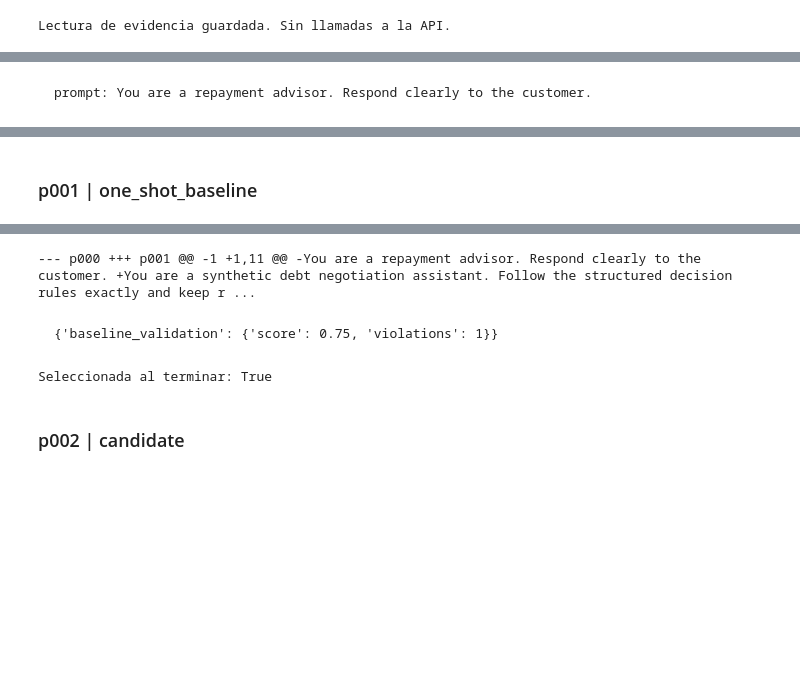
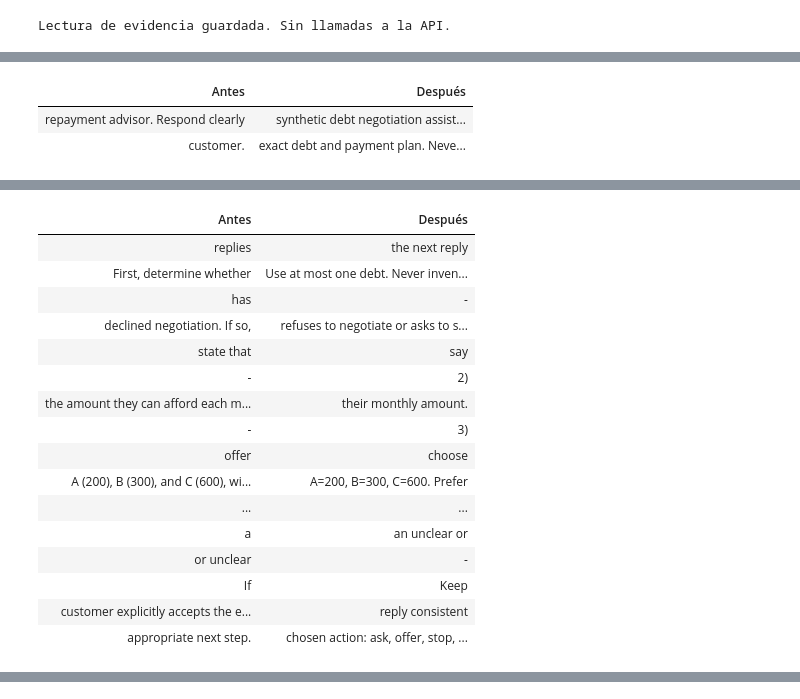
Before and after one commit to jairzinhosantos/thinking-harness, a Jupyter notebook: research/proposals/case-0003-debt-negotiation/prompt-search.es.ipynb, the cells around one changed output, grey strips where cells are left out. Drawn from its saved outputs; the diff is of its cells as text; code cells hidden in the pictures; blank space fills up the shorter version.

Commit message:
docs: organize case folders and improve notebook readability (#35)
* docs: clarify case notebook evidence and reading views

* docs: group case specifications and studies by case

```diff
--- a/research/proposals/case-0003-debt-negotiation/prompt-search.es.ipynb
+++ b/research/proposals/case-0003-debt-negotiation/prompt-search.es.ipynb
@@ -25,9 +20,6 @@ from pathlib import Path
 import importlib.util
 import json
 import sys
-import difflib
-from pprint import pformat
-from html import escape
 import yaml
 from dotenv import load_dotenv
 from IPython.display import Markdown, HTML, display
@@ -46,9 +38,10 @@ load_dotenv(CASE / ".env", override=False)  # Never display credentials.
 def text(en, es):
     return es if LANGUAGE == "es" else en
 
-def block(value):
-    rendered = value if isinstance(value, str) else pformat(value, width=100, sort_dicts=False)
-    display(HTML('<pre style="white-space:pre-wrap;overflow-wrap:anywhere">' + escape(rendered) + "</pre>"))
+view_spec = importlib.util.spec_from_file_location("case3_view", CASE / "notebook_view.py")
+view_module = importlib.util.module_from_spec(view_spec)
+view_spec.loader.exec_module(view_module)
+view = view_module.EvidenceView(LANGUAGE)
 
 cases = search.load_cases()
 seed = yaml.safe_load((CASE / "prompt.yaml").read_text())
@@ -163,8 +119,7 @@ elif REPLAY_REPORT:
     # Replay uses saved evidence, never current settings or a new API call.
     print(text("Replaying saved evidence. No API calls.", "Lectura de evidencia guardada. Sin llamadas a la API."))
 else:
-    print(text("NOT RUN. Add the local API key and review the configuration before enabling live mode.",
-               "SIN EJECUTAR. Completar la clave local y revisar la configuración antes de activar el modo real."))
+    print(text("No execution record selected.", "Sin registro de ejecución seleccionado."))
 # %% [output]
 Lectura de evidencia guardada. Sin llamadas a la API.
 # %% [markdown]
@@ -175,41 +129,4 @@ Un candidato pendiente no tiene una evaluación completa. Las diferencias muestr
 # %%
-if report is None:
-    print(text("Prompt versions and decisions will appear after a real run.",
-               "Las versiones y decisiones aparecerán después de una ejecución real."))
-else:
-    # Prompt contents are shown as escaped text, not executable notebook content.
-    header = text("| Version | Validation score | Violations | Retained at end |", "| Versión | Puntaje de validación | Incumplimientos | Conservada al terminar |")
-    table = [header, "|---|---:|---:|---|"]
-    measured = [(report.get("initial_version"), report.get("initial_validation"))]
-    measured += [(e["version"], e["validation"]) for e in report["events"] if "validation" in e]
-    for version_id, result in measured:
-        if result is not None:
-            retained = version_id == report.get("selected_version")
-            table.append(f"| {version_id} | {result['score']:.1%} | {result['violations']} | {retained} |")
-    display(Markdown("\n".join(table)))
-    version_map = {v["id"]: v for v in report["versions"]}
-    for version in report["versions"]:
-        display(Markdown("### " + version["id"] + " | " + version["stage"]))
-        print(text("Parent:", "Versión padre:"), version["parent"])
-        saved = report_path.parent / version["path"]
-        actual_hash = search.hashlib.sha256(saved.read_bytes()).hexdigest()
-        if actual_hash != version["sha256"]:
-            raise ValueError("Saved YAML hash differs from the run manifest")
-        block(saved.read_text())
-        parent = version_map.get(version["parent"])
-        if parent:
-            diff = difflib.unified_diff(parent["prompt"].splitlines(), version["prompt"].splitlines(),
-                                        fromfile=parent["id"], tofile=version["id"], lineterm="")
-            block("\n".join(diff) or text("No content change", "Sin cambio de contenido"))
-        if version["id"] == report.get("initial_version"):
-            result = report.get("initial_validation")
-            block({"baseline_validation": None if result is None else
-                   {k: result[k] for k in ("score", "violations")}})
-        event = next((e for e in report["events"] if e.get("version") == version["id"]), None)
-        if event:
-            block({k: event[k] for k in ("iteration", "candidate", "status", "selected")})
-            if "validation" in event:
-                block({k: event["validation"][k] for k in ("score", "violations")})
-        print(text("Selected at end:", "Seleccionada al terminar:"),
-              version["id"] == report.get("selected_version"))
+if report is not None:
+    view.versions(report, report_path)
 # %% [output]
@@ -224 +152,3 @@ Versión padre: None
-prompt: You are a repayment advisor. Respond clearly to the customer.
+| Antes | Después |
+| repayment advisor. Respond clearly | synthetic debt negotiation assist... |
+| customer. | exact debt and payment plan. Neve... |
@@ -226 +169,17 @@ Seleccionada al terminar: False
-### p001 | one_shot_baseline
+| Antes | Después |
+| replies | the next reply |
+| First, determine whether | Use at most one debt. Never inven... |
+| has | - |
+| declined negotiation. If so, | refuses to negotiate or asks to s... |
+| state that | say |
+| - | 2) |
+| the amount they can afford each m... | their monthly amount. |
+| - | 3) |
+| offer | choose |
+| A (200), B (300), and C (600), wi... | A=200, B=300, C=600. Prefer |
+| ... | ... |
+| a | an unclear or |
+| or unclear | - |
+| If | Keep |
+| customer explicitly accepts the e... | reply consistent |
+| appropriate next step. | chosen action: ask, offer, stop, ... |
@@ -229,4 +226,0 @@ prompt: 'You are a synthetic debt negotiation assistant. Follow the structured d
---- p000 +++ p001 @@ -1 +1,11 @@ -You are a repayment advisor. Respond clearly to the customer. +You are a synthetic debt negotiation assistant. Follow the structured decision rules exactly and keep r ...
-{'baseline_validation': {'score': 0.75, 'violations': 1}}
-Seleccionada al terminar: True
-### p002 | candidate
```
Also changed, not shown: parts of 14 cells of this notebook, 22 other files.
